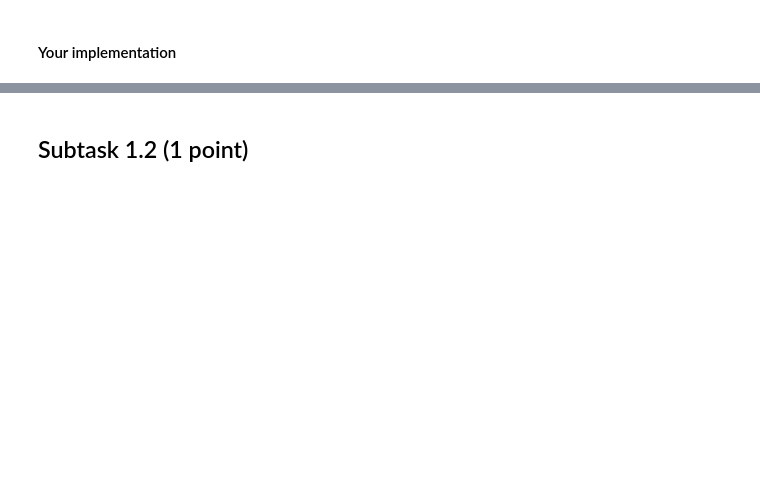
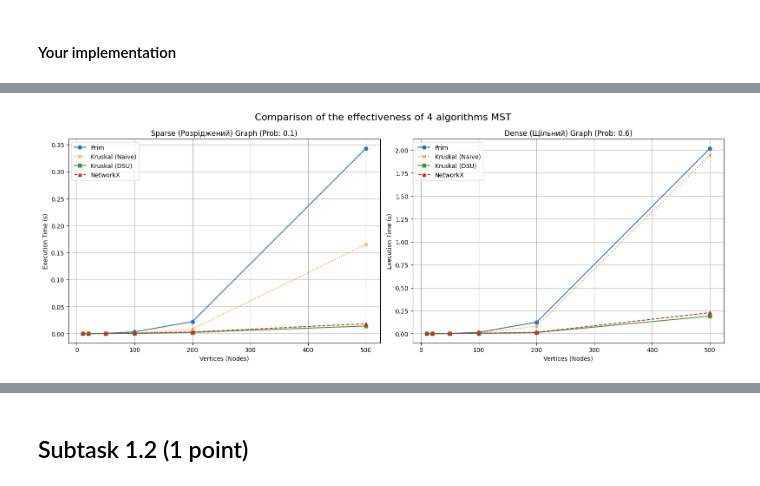
Before and after one commit to Artahko/lab1_team19_Yatsko_Yakymashchenko, a Jupyter notebook: Team19_Yatsko_Yakymashchenko_Lab1_Trees.ipynb, the cells around one changed output, grey strips where cells are left out. Cells and saved outputs as stored; diff of their text form; code cells hidden in the pictures; blank space fills up the shorter version.

```diff
--- a/Team19_Yatsko_Yakymashchenko_Lab1_Trees.ipynb
+++ b/Team19_Yatsko_Yakymashchenko_Lab1_Trees.ipynb
@@ -137,10 +138,11 @@ def kruskal_algorithm(graph):
              all vertices with the minimum possible total edge weight
     """
     parent = {}
+    parent = {}
     edges = []
+    for node in graph.nodes():
+        parent[node] = node
     for node1, node2, weight in graph.edges(data='weight'):
-        parent[node1] = node1
-        parent[node2] = node2
         nodes = (node1, node2)
         edges.append((nodes, weight))
     edges.sort(key=lambda x: x[1])
@@ -180,7 +232,7 @@ mstp.edges(), len(mstp.edges())
 # %% [markdown]
 #### Your implementation
 # %%
-def prim_algoritm(graph):
+def prim_algorithm(graph):
     """
     Finds the Minimum Spanning Tree (MST) using Prim's algorithm
 
@@ -218,0 +273,78 @@ def prim_algoritm(graph):
+# %%
+def time_measuring_1_1(algorithm, graph, num_of_runs=5):
+    """
+    Measures the execution time of a specific graph algorithm over multiple runs
+
+    This function executes the provided algorithm on the given graph multiple times
+    to filter out system noise and returns the minimum execution time recorded
+    which represents the best-case performance for that environment
+
+    :param algorithm: The function implementing the graph algorithm to be tested
+                      Must accept 'graph' as a single argument
+    :param graph: The graph object (e.g., networkx.Graph) on which the algorithm runs
+    :param num_of_runs: The number of times to execute the algorithm (default is 5)
+    :return: The minimum execution time (float) in seconds across all runs
+    """
+    execution_time = []
+    made_tries = 0
+    while made_tries <= num_of_runs:
+        start = time.time()
+        algorithm(graph)
+        end = time.time()
+        time_measured = end - start
+        execution_time.append(time_measured)
+        made_tries += 1
+    return min(execution_time)
+
+sizes = [10, 20, 50, 100, 200, 500]
+density = [0.1, 0.6]
+runs = 5
+fig, axes = plt.subplots(1, 2, figsize=(16, 6))
+for i, prob in enumerate(density):
+    print(f"\n=== DENSITY TESTING: {prob} ===")
+    print(f"{'Nodes':<10} | {'Prim':<10} | {'Kr':<10} | {'Kr(DSU)':<10} | {'NetworkX':<10}")
+    print("-" * 65)
+    res_prim = []
+    res_kruskal = []
+    res_kruskal_dsu = []
+    res_nx = []
+    for size in sizes:
+        try:
+            graph = gnp_random_connected_graph(size, prob, directed=False, draw=False)
+        except:
+            graph = gnp_random_connected_graph(size, prob + 0.15, directed=False, draw=False)
+
+        # 1. Prim
+        time_prim = time_measuring_1_1(prim_algorithm, graph, runs)
+        res_prim.append(time_prim)
+
+        # 2. Kruskal
+        time_kruskal = time_measuring_1_1(kruskal_algorithm, graph, runs)
+        res_kruskal.append(time_kruskal)
+
+        # 3. Kruskal DSU
+        time_kr_dsu = time_measuring_1_1(kruskal_algorithm_dsu, graph, runs)
+        res_kruskal_dsu.append(time_kr_dsu)
+
+        # 4. NetworkX
+        time_nx = time_measuring_1_1(lambda g: nx.minimum_spanning_tree(g), graph, runs)
+        res_nx.append(time_nx)
+
+        print(f"{size:<10} | {time_prim:.5f}s  | {time_kruskal:.5f}s  | {time_kr_dsu:.5f}s  | {time_nx:.5f}s")
+
+    ax = axes[i]
+    ax.plot(sizes, res_prim, label='Prim', marker='o')
+    ax.plot(sizes, res_kruskal, label='Kruskal (Naive)', marker='x', linestyle=':')
+    ax.plot(sizes, res_kruskal_dsu, label='Kruskal (DSU)', marker='s')
+    ax.plot(sizes, res_nx, label='NetworkX', marker='^', linestyle='--')
+    graph_type = "Sparse (Розріджений)" if prob < 0.3 else "Dense (Щільний)"
+    ax.set_title(f'{graph_type} Graph (Prob: {prob})')
+    ax.set_xlabel('Vertices (Nodes)')
+    ax.set_ylabel('Execution Time (s)')
+    ax.legend()
+    ax.grid(True)
+
+plt.suptitle('Comparison of the effectiveness of 4 algorithms MST', fontsize=16)
+plt.tight_layout()
+plt.show()
+# %% [output]
@@ -218,0 +370 @@ def prim_algoritm(graph):
+[figure, added]
```
Also changed, not shown: parts of 28 cells of this notebook.
